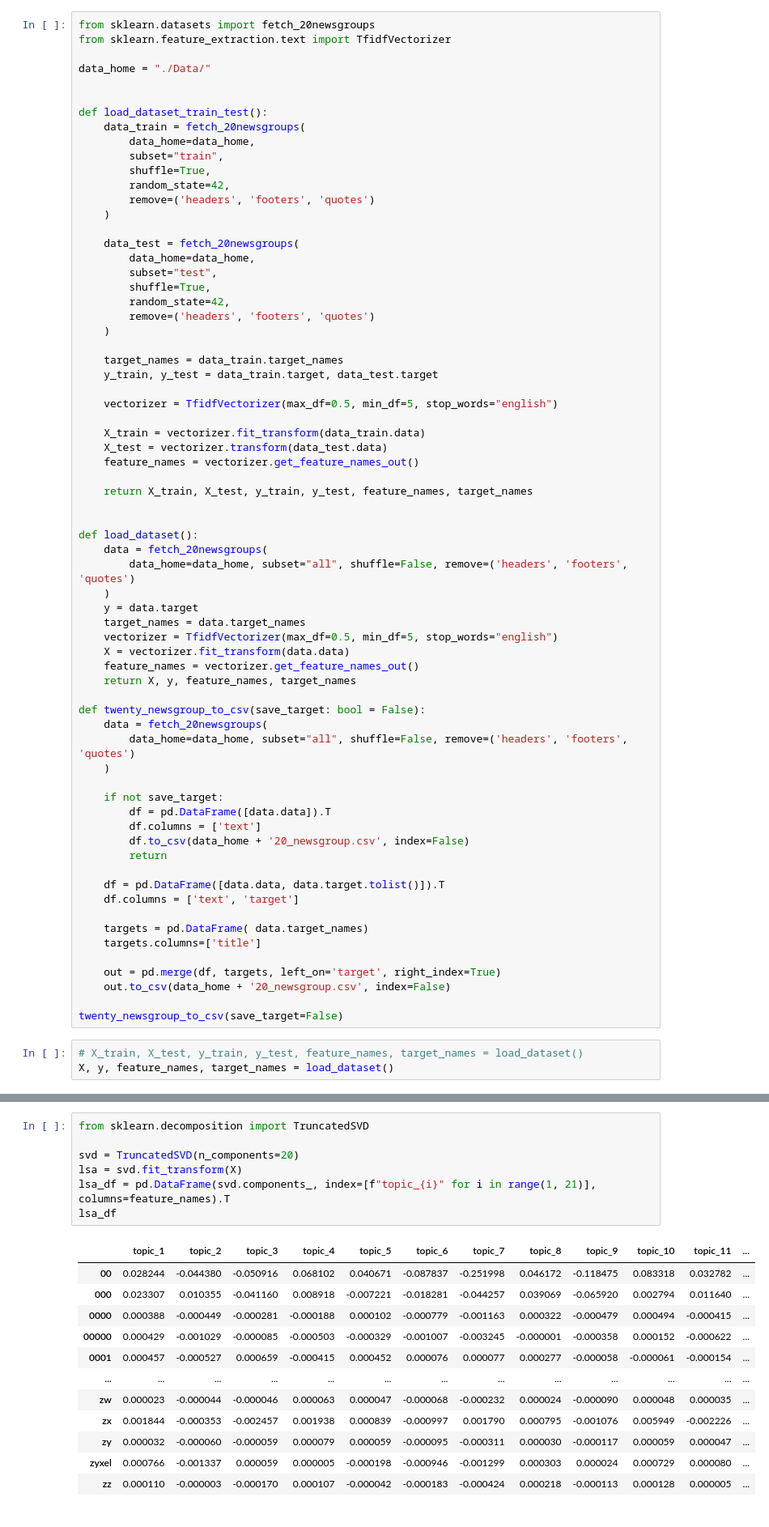
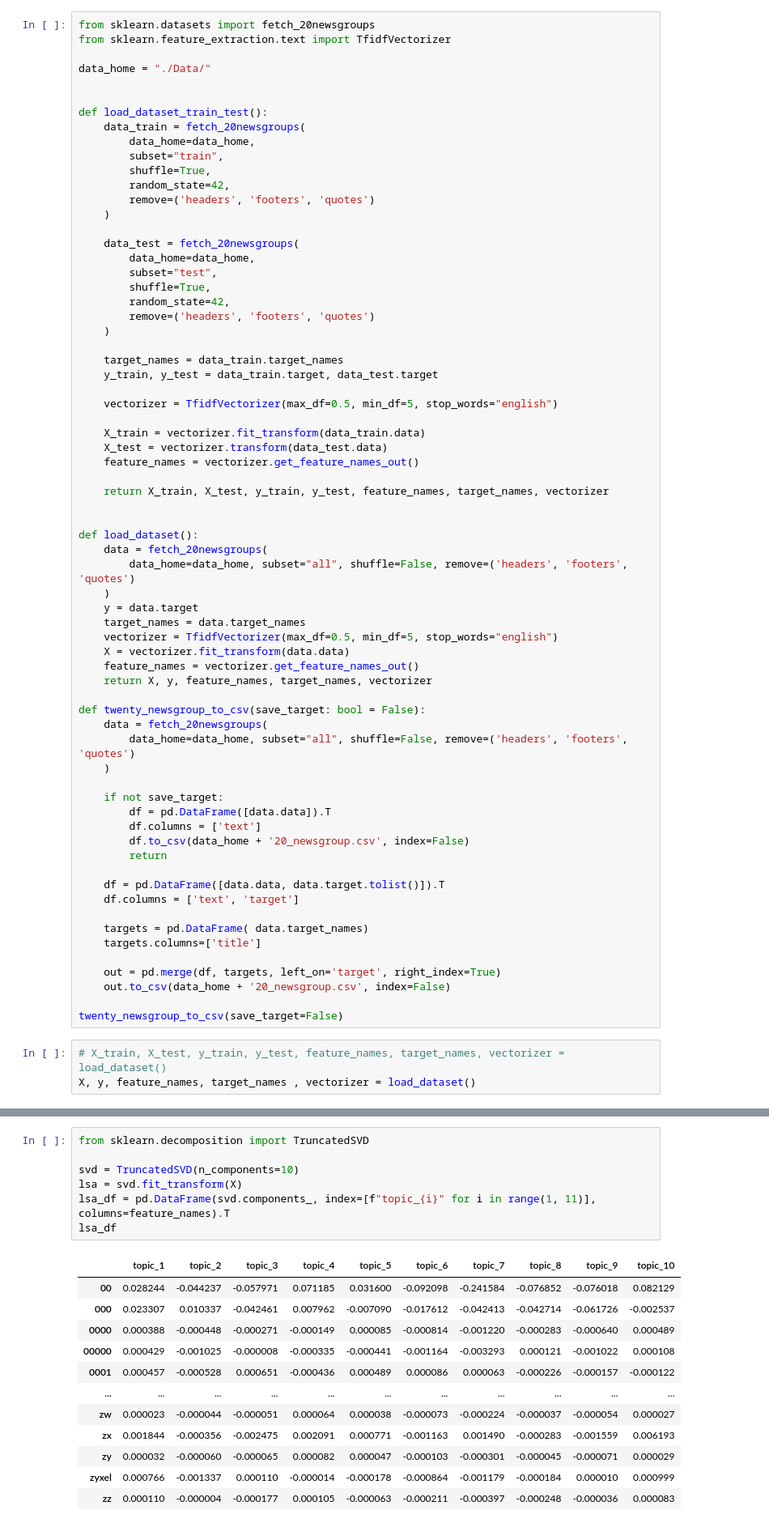
Before and after one commit to SerMisterMish/Statistical_and_Machine_Learning, a Jupyter notebook: unsupervised_learning/Topic modeling/topic_modeling.ipynb, the cells around one changed output, grey strips where cells are left out. Shown at 81% size. Drawn from its saved outputs; the diff is of its cells as text.

```diff
--- a/unsupervised_learning/Topic modeling/topic_modeling.ipynb
+++ b/unsupervised_learning/Topic modeling/topic_modeling.ipynb
@@ -43,7 +43,7 @@ def load_dataset_train_test():
     X_test = vectorizer.transform(data_test.data)
     feature_names = vectorizer.get_feature_names_out()
 
-    return X_train, X_test, y_train, y_test, feature_names, target_names
+    return X_train, X_test, y_train, y_test, feature_names, target_names, vectorizer
 
 
 def load_dataset():
@@ -55,7 +55,7 @@ def load_dataset():
     vectorizer = TfidfVectorizer(max_df=0.5, min_df=5, stop_words="english")
     X = vectorizer.fit_transform(data.data)
     feature_names = vectorizer.get_feature_names_out()
-    return X, y, feature_names, target_names
+    return X, y, feature_names, target_names, vectorizer
 
 def twenty_newsgroup_to_csv(save_target: bool = False):
     data = fetch_20newsgroups(
@@ -79,8 +79,8 @@ def twenty_newsgroup_to_csv(save_target: bool = False):
 
 twenty_newsgroup_to_csv(save_target=False)
 # %%
-# X_train, X_test, y_train, y_test, feature_names, target_names = load_dataset()
-X, y, feature_names, target_names = load_dataset()
+# X_train, X_test, y_train, y_test, feature_names, target_names, vectorizer = load_dataset()
+X, y, feature_names, target_names , vectorizer = load_dataset()
 # %%
 target_names
 # %% [output]
@@ -109,20 +109,20 @@ target_names
 # %%
 from sklearn.decomposition import TruncatedSVD
 
-svd = TruncatedSVD(n_components=20)
+svd = TruncatedSVD(n_components=10)
 lsa = svd.fit_transform(X)
-lsa_df = pd.DataFrame(svd.components_, index=[f"topic_{i}" for i in range(1, 21)], columns=feature_names).T
+lsa_df = pd.DataFrame(svd.components_, index=[f"topic_{i}" for i in range(1, 11)], columns=feature_names).T
 lsa_df
 # %% [output]
-|  | topic_1 | topic_2 | topic_3 | topic_4 | topic_5 | topic_6 | topic_7 | topic_8 | topic_9 | topic_10 | topic_11 | ... |
-| 00 | 0.028244 | -0.044380 | -0.050916 | 0.068102 | 0.040671 | -0.087837 | -0.251998 | 0.046172 | -0.118475 | 0.083318 | 0.032782 | ... |
-| 000 | 0.023307 | 0.010355 | -0.041160 | 0.008918 | -0.007221 | -0.018281 | -0.044257 | 0.039069 | -0.065920 | 0.002794 | 0.011640 | ... |
-| 0000 | 0.000388 | -0.000449 | -0.000281 | -0.000188 | 0.000102 | -0.000779 | -0.001163 | 0.000322 | -0.000479 | 0.000494 | -0.000415 | ... |
-| 00000 | 0.000429 | -0.001029 | -0.000085 | -0.000503 | -0.000329 | -0.001007 | -0.003245 | -0.000001 | -0.000358 | 0.000152 | -0.000622 | ... |
-| 0001 | 0.000457 | -0.000527 | 0.000659 | -0.000415 | 0.000452 | 0.000076 | 0.000077 | 0.000277 | -0.000058 | -0.000061 | -0.000154 | ... |
-| ... | ... | ... | ... | ... | ... | ... | ... | ... | ... | ... | ... | ... |
-| zw | 0.000023 | -0.000044 | -0.000046 | 0.000063 | 0.000047 | -0.000068 | -0.000232 | 0.000024 | -0.000090 | 0.000048 | 0.000035 | ... |
-| zx | 0.001844 | -0.000353 | -0.002457 | 0.001938 | 0.000839 | -0.000997 | 0.001790 | 0.000795 | -0.001076 | 0.005949 | -0.002226 | ... |
-| zy | 0.000032 | -0.000060 | -0.000059 | 0.000079 | 0.000059 | -0.000095 | -0.000311 | 0.000030 | -0.000117 | 0.000059 | 0.000047 | ... |
-| zyxel | 0.000766 | -0.001337 | 0.000059 | 0.000005 | -0.000198 | -0.000946 | -0.001299 | 0.000303 | 0.000024 | 0.000729 | 0.000080 | ... |
-| zz | 0.000110 | -0.000003 | -0.000170 | 0.000107 | -0.000042 | -0.000183 | -0.000424 | 0.000218 | -0.000113 | 0.000128 | 0.000005 | ... |
+|  | topic_1 | topic_2 | topic_3 | topic_4 | topic_5 | topic_6 | topic_7 | topic_8 | topic_9 | topic_10 |
+| 00 | 0.028244 | -0.044237 | -0.057971 | 0.071185 | 0.031600 | -0.092098 | -0.241584 | -0.076852 | -0.076018 | 0.082129 |
+| 000 | 0.023307 | 0.010337 | -0.042461 | 0.007962 | -0.007090 | -0.017612 | -0.042413 | -0.042714 | -0.061726 | -0.002537 |
+| 0000 | 0.000388 | -0.000448 | -0.000271 | -0.000149 | 0.000085 | -0.000814 | -0.001220 | -0.000283 | -0.000640 | 0.000489 |
+| 00000 | 0.000429 | -0.001025 | -0.000008 | -0.000335 | -0.000441 | -0.001164 | -0.003293 | 0.000121 | -0.001022 | 0.000108 |
+| 0001 | 0.000457 | -0.000528 | 0.000651 | -0.000436 | 0.000489 | 0.000086 | 0.000063 | -0.000226 | -0.000157 | -0.000122 |
+| ... | ... | ... | ... | ... | ... | ... | ... | ... | ... | ... |
+| zw | 0.000023 | -0.000044 | -0.000051 | 0.000064 | 0.000038 | -0.000073 | -0.000224 | -0.000037 | -0.000054 | 0.000027 |
+| zx | 0.001844 | -0.000356 | -0.002475 | 0.002091 | 0.000771 | -0.001163 | 0.001490 | -0.000283 | -0.001559 | 0.006193 |
+| zy | 0.000032 | -0.000060 | -0.000065 | 0.000082 | 0.000047 | -0.000103 | -0.000301 | -0.000045 | -0.000071 | 0.000029 |
+| zyxel | 0.000766 | -0.001337 | 0.000110 | -0.000014 | -0.000178 | -0.000864 | -0.001179 | -0.000184 | 0.000010 | 0.000999 |
+| zz | 0.000110 | -0.000004 | -0.000177 | 0.000105 | -0.000063 | -0.000211 | -0.000397 | -0.000248 | -0.000036 | 0.000083 |
```
Also changed, not shown: parts of 14 cells of this notebook.
